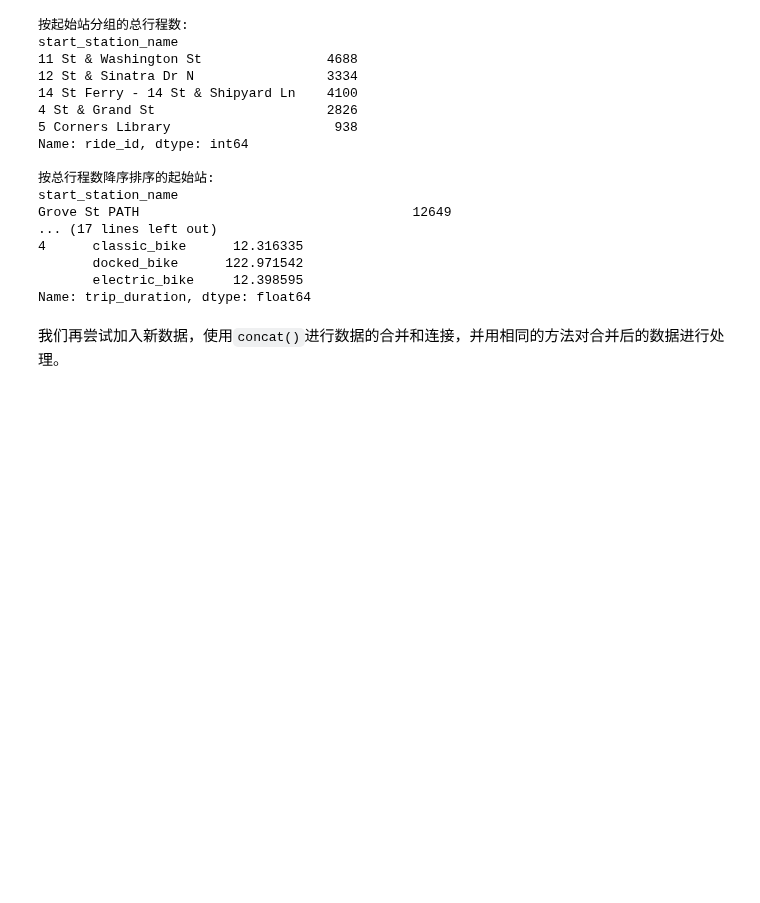
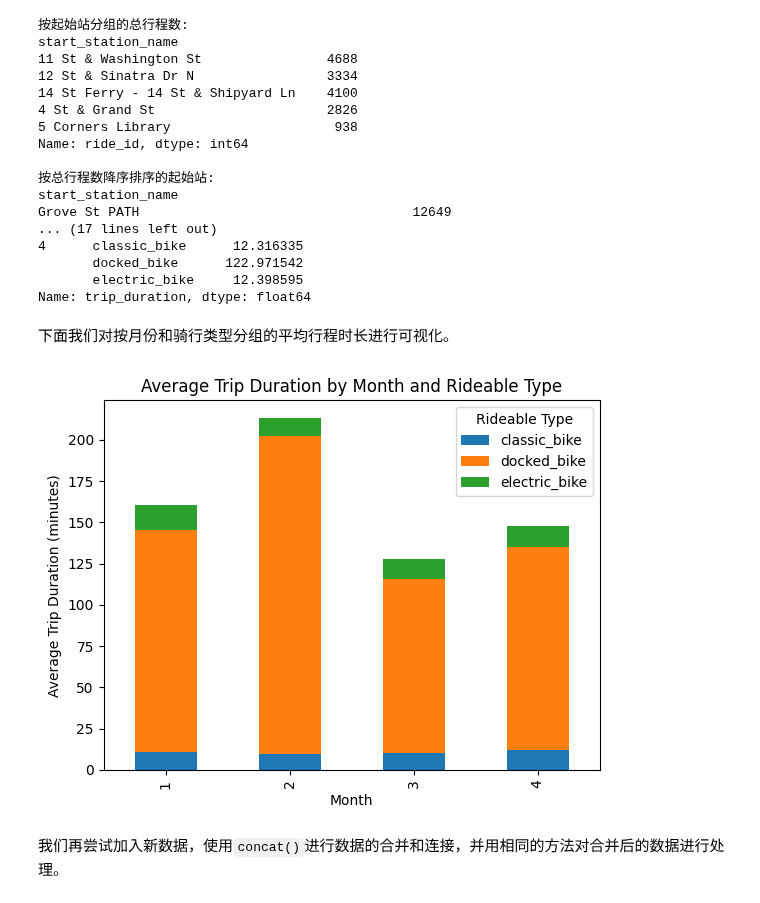
Before and after one commit to godaai/scale-py-zh, a Jupyter notebook: ch-dask-dataframe/dask-data-analysis.ipynb, the cells around one changed output. Drawn from its saved outputs; the diff is of its cells as text; code cells hidden in the pictures; blank space fills up the shorter version.

```diff
--- a/ch-dask-dataframe/dask-data-analysis.ipynb
+++ b/ch-dask-dataframe/dask-data-analysis.ipynb
@@ -97,8 +104,10 @@ def process_data(df: dd.DataFrame):
     print("\n按月份和骑行类型分组的平均行程时长:")
     print(trip_duration_by_member_and_month)
 
+    return trip_duration_by_member_and_month
 
-process_data(ddf)
+
+trip_duration_by_member_and_month = process_data(ddf)
 # %% [output]
 按起始站分组的总行程数:
 start_station_name
@@ -117,6 +126,21 @@ Grove St PATH                                   12649
        docked_bike      122.971542
        electric_bike     12.398595
 Name: trip_duration, dtype: float64
+# %% [markdown]
+下面我们对按月份和骑行类型分组的平均行程时长进行可视化。
+# %%
+def plot_data(df):
+    df.unstack().plot(kind="bar", stacked=True)
+    plt.title("Average Trip Duration by Month and Rideable Type")
+    plt.xlabel("Month")
+    plt.ylabel("Average Trip Duration (minutes)")
+    plt.legend(title="Rideable Type")
+    plt.show()
+
+
+plot_data(trip_duration_by_member_and_month)
+# %% [output]
+[figure, added]
 # %% [markdown]
 我们再尝试加入新数据，使用`concat()`进行数据的合并和连接，并用相同的方法对合并后的数据进行处理。
 # %%
```
Also changed, not shown: parts of 7 cells of this notebook.
